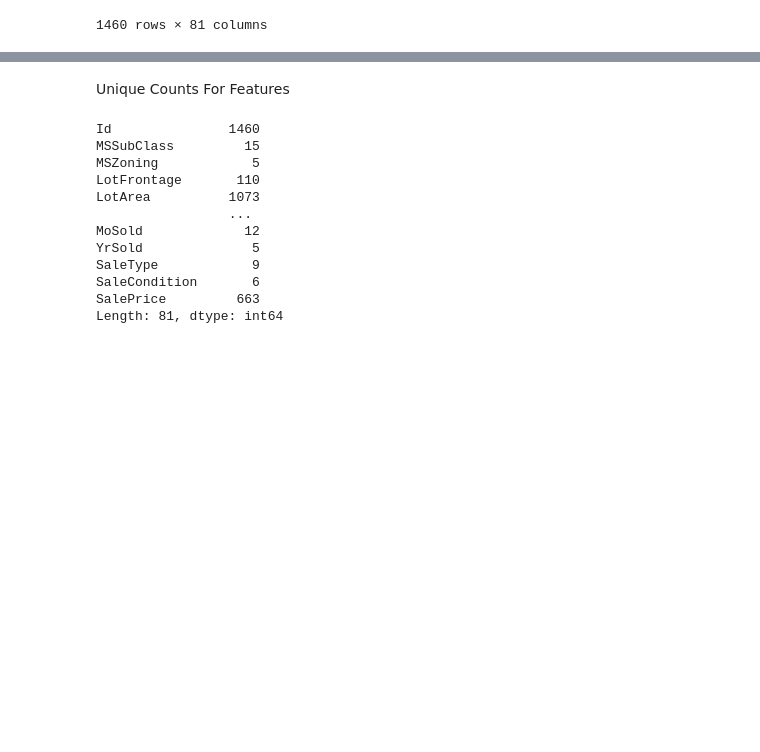
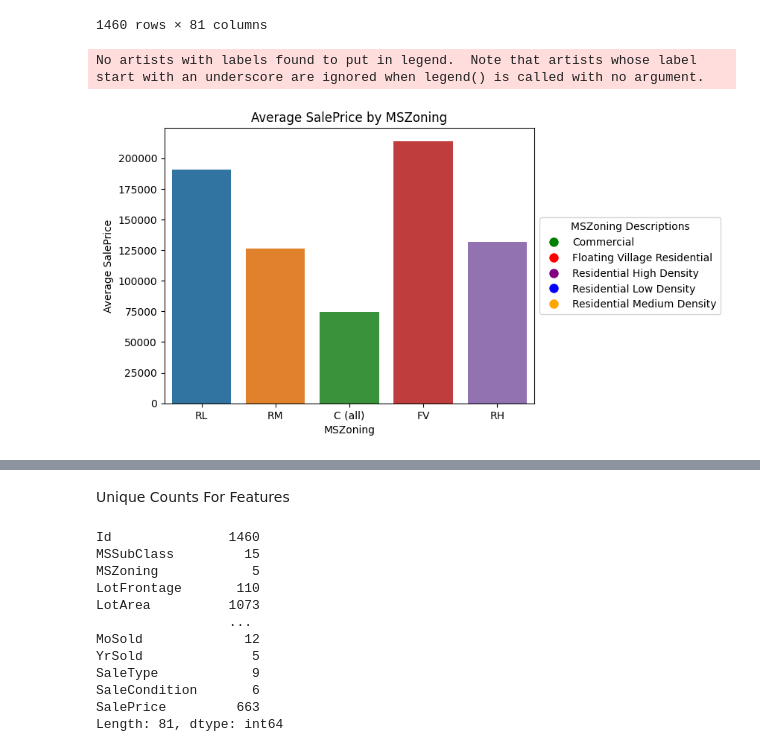
Before and after one commit to OmarKarame/House_Prices_Kaggle, a Jupyter notebook: notebooks/predict_house_prices.ipynb, the cells around one changed output, grey strips where cells are left out. Drawn from its saved outputs; the diff is of its cells as text; code cells hidden in the pictures; blank space fills up the shorter version.

Commit message:
Completed preprocessing for train data

```diff
--- a/notebooks/predict_house_prices.ipynb
+++ b/notebooks/predict_house_prices.ipynb
@@ -27,3 +27,32 @@ train_df
 | 1458 | 1459 | 20 | RL | 68.0 | 9717 | Pave | NaN | Reg | Lvl | ... |
 | 1459 | 1460 | 20 | RL | 75.0 | 9937 | Pave | NaN | Reg | Lvl | ... |
 1460 rows × 81 columns
+# %%
+sns.barplot(x='MSZoning', y='SalePrice', data=train_df, ci=None)
+
+plt.title('Average SalePrice by MSZoning')
+plt.xlabel('MSZoning')
+plt.ylabel('Average SalePrice')
+plt.legend()
+labels = {
+    'C': 'Commercial',
+    'FV': 'Floating Village Residential',
+    'RH': 'Residential High Density',
+    'RL': 'Residential Low Density',
+    'RM': 'Residential Medium Density'
+}
+colours = {
+    'C': 'green',
+    'FV': 'red',
+    'RH': 'purple',
+    'RL': 'blue',
+    'RM': 'orange'
+}
+
+
+handles = [plt.Line2D([0], [0], marker='o', color='w', label=labels[key], markersize=10, markerfacecolor=colours[key]) for key in labels]
+plt.legend(handles=handles, title='MSZoning Descriptions',loc='center left', bbox_to_anchor=(1, 0.5))
+plt.show()
+# %% [output]
+No artists with labels found to put in legend.  Note that artists whose label start with an underscore are ignored when legend() is called with no argument.
+[figure, added]
```
Also changed, not shown: parts of 17 cells of this notebook.
